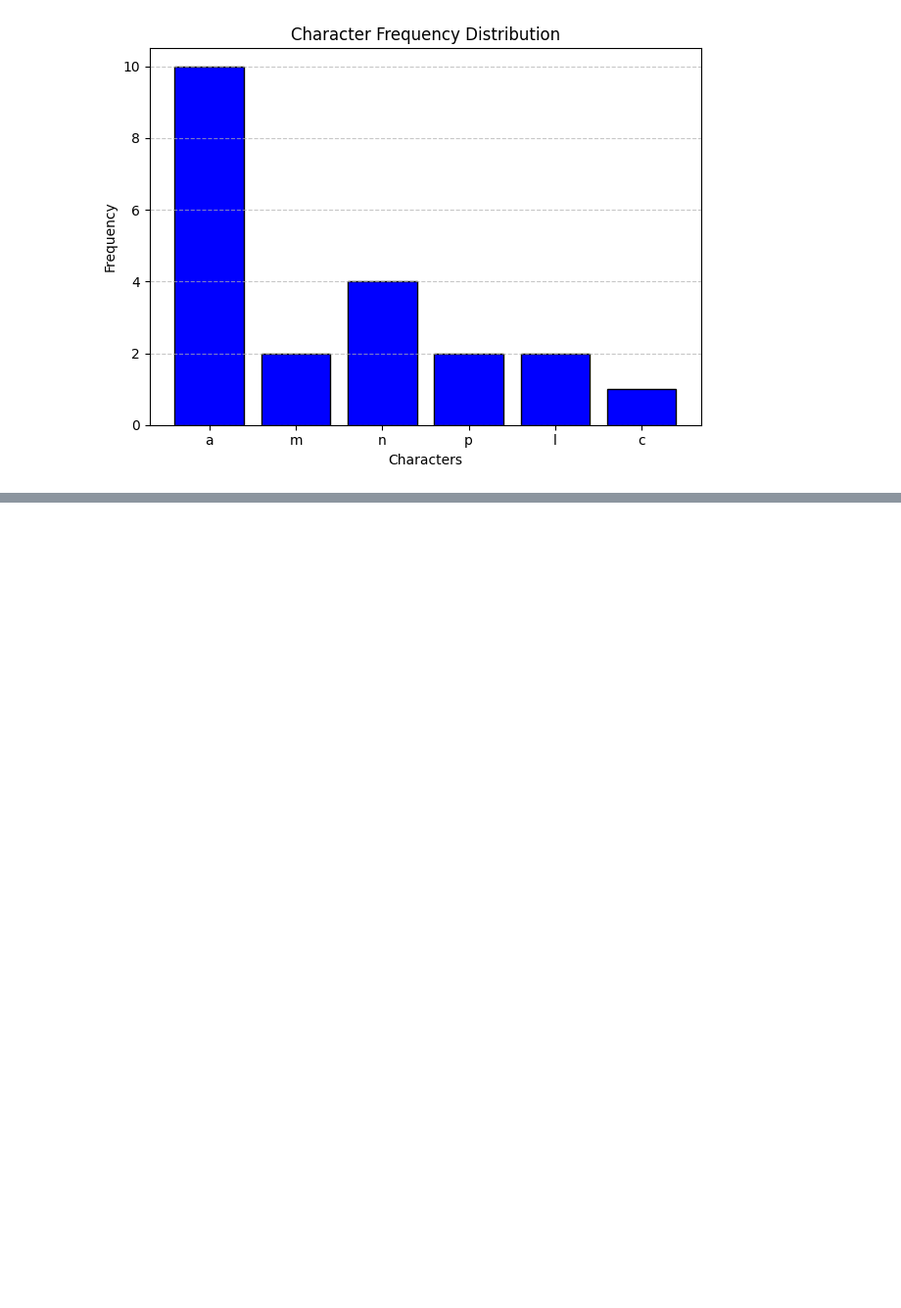
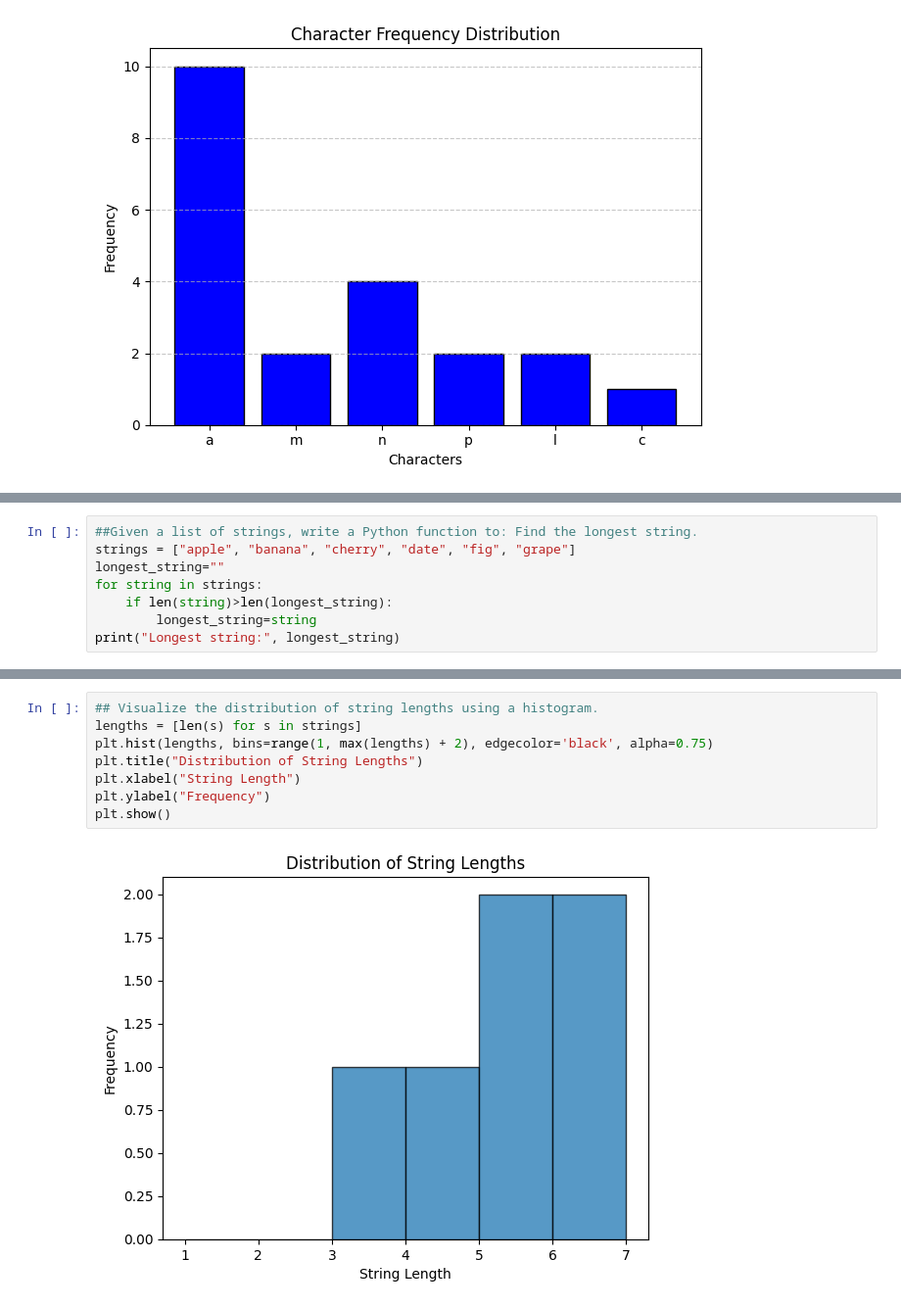
Before and after one commit to rishabh-mondal/Project-Euler-in-Python, a Jupyter notebook: python_basics.ipynb, the cells around one changed output, grey strips where cells are left out. Shown: that part at 98% size. Saved outputs shown, nothing was run; the diff lists cells and outputs as text; blank space fills up the shorter version.

```diff
--- a/python_basics.ipynb
+++ b/python_basics.ipynb
@@ -375,0 +404,8 @@ plot_character_frequency(freq_dict)
+# %%
+##Given a list of strings, write a Python function to: Find the longest string.
+strings = ["apple", "banana", "cherry", "date", "fig", "grape"]
+longest_string=""
+for string in strings:
+    if len(string)>len(longest_string):
+        longest_string=string
+print("Longest string:", longest_string)
@@ -375,0 +421,10 @@ plot_character_frequency(freq_dict)
+# %%
+## Visualize the distribution of string lengths using a histogram.
+lengths = [len(s) for s in strings]
+plt.hist(lengths, bins=range(1, max(lengths) + 2), edgecolor='black', alpha=0.75)
+plt.title("Distribution of String Lengths")
+plt.xlabel("String Length")
+plt.ylabel("Frequency")
+plt.show()
+# %% [output]
+[figure, added]
```
Also changed, not shown: parts of 24 cells of this notebook, 1 other file.
